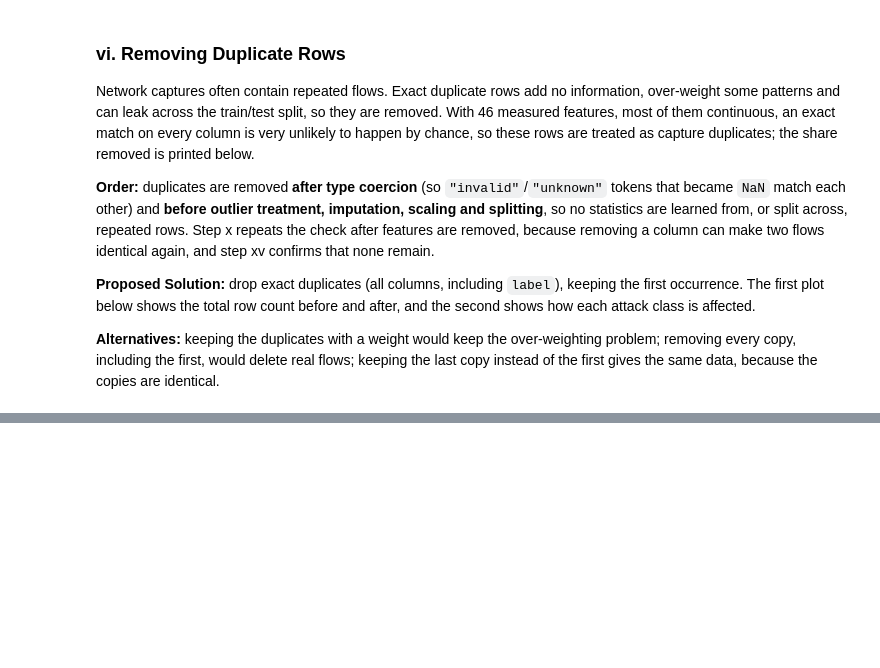
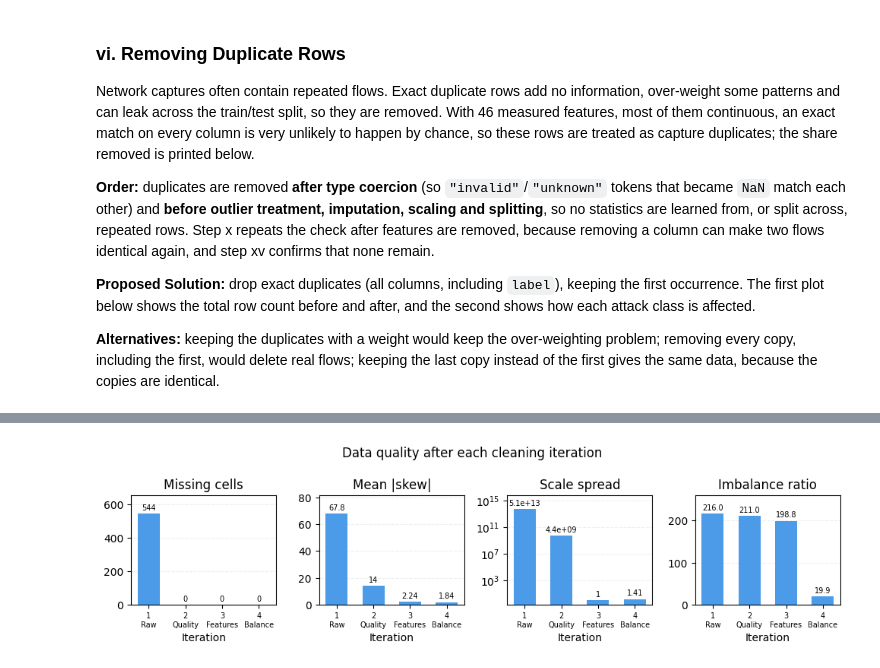
Before and after one commit to MR-Goldenyt/Argus, a Jupyter notebook: Argus.ipynb, the cells around one changed output, grey strips where cells are left out. Cells and saved outputs as stored; diff of their text form; code cells hidden in the pictures; blank space fills up the shorter version.

```diff
--- a/Argus.ipynb
+++ b/Argus.ipynb
@@ -1749,0 +2025,94 @@ Phase 1 ends here. The next phases (feature analysis, supervised and unsupervise
+# %%
+# ======== Function Definitions ========
+def quality(X, y):
+    """Data-quality numbers of one cleaning iteration.
+
+    Args:
+        X: Features of the iteration (raw text columns allowed).
+        y: Class labels aligned with X.
+
+    Returns:
+        A dict of rows, features, text columns, missing cells, placeholder codes, duplicate rows,
+        near-constant features, mean |skew|, scale spread and imbalance ratio.
+    """
+    num = X.apply(pd.to_numeric, errors="coerce")  # text tokens become NaN, so they count as missing
+    cont = [c for c in num if num[c].nunique() > 2]  # skew and scale only mean something for continuous columns
+    std = num[cont].std()  # spread of each continuous column
+    sizes = y.value_counts()  # rows per class
+    top_share = num.apply(lambda s: s.value_counts(normalize=True).iloc[0])  # share of the most common value
+    return {
+        "Rows": len(X),
+        "Features": X.shape[1],
+        "Text columns": int((X.dtypes == object).sum()),
+        "Missing cells": int((num.isna() | num.isin(placeholders.index)).to_numpy().sum()),  # blanks, text tokens and codes, as in step vii
+        "Placeholder codes": int(num.isin(placeholders.index).to_numpy().sum()),  # the exact codes step v found
+        "Duplicate rows": int(pd.concat([X, y], axis=1).duplicated().sum()),
+        "Near-constant features": int((top_share >= NEAR_CONST).sum()),
+        "Mean |skew|": num[cont].skew().abs().mean(),
+        "Scale spread": std.max() / std[std > 0].min(),
+        "Imbalance ratio": sizes.max() / sizes.min(),
+    }
+
+
+# ======== After: data quality at each iteration ========
+# Each iteration: (what it fixed, its features, its labels)
+raw = ddf.set_axis(df.columns, axis=1)  # raw values under the cleaned column names
+ITERATIONS = {
+    "1. Raw file": ("As delivered", raw.drop(columns=LABEL_COL), raw[LABEL_COL]),
+    "2. Data quality": ("Steps iv-ix: names, labels, types, codes, duplicates, empty rows, split, imputation", *stage_ix),
+    "3. Features and scale": (
+        "Steps x-xiii: constant and leaking features, repeated rows, encoding, outlier review, log1p, scaling",
+        X_train,
+        y_train,
+    ),
+    "4. Class imbalance": ("Step xiv: class weights and a SMOTE training copy", X_train_bal, y_train_bal),
+}
+# One column per iteration: quality() of its features X and labels y (the fix description is not needed here)
+table = pd.DataFrame({name: quality(X, y) for name, (_, X, y) in ITERATIONS.items()})  # metrics x iterations
+
+# ======== After 2: every iteration improves the problem it targets ========
+raw_it, quality_it, scale_it, balance_it = table.columns  # column name of each iteration
+assert (table.loc[["Text columns", "Missing cells", "Placeholder codes"], quality_it] == 0).all()
+assert table.loc["Duplicate rows", scale_it] == 0  # rows made identical by the removed timing features go in step x.3
+assert table.loc["Mean |skew|", scale_it] < table.loc["Mean |skew|", quality_it]
+assert table.loc["Scale spread", scale_it] < table.loc["Scale spread", quality_it]
+assert table.loc["Near-constant features", scale_it] < table.loc["Near-constant features", quality_it]
+assert table.loc["Imbalance ratio", balance_it] < table.loc["Imbalance ratio", scale_it]
+
+# ======== Export ========
+iterations = table.T.rename_axis("Iteration")  # one row per iteration
+iterations.insert(0, "Fix", [fix for fix, _, _ in ITERATIONS.values()])  # what each iteration fixed
+iterations.to_csv("cleaning_iterations.csv")
+
+# ======== Conclusion ========
+print("======== Conclusion ========")
+print("Data quality after each cleaning iteration (saved in cleaning_iterations.csv):")
+display(table.round(3))
+
+# ======== Figures ========
+# One panel per problem the iterations fix; True = log axis
+PANELS = {"Missing cells": False, "Mean |skew|": False, "Scale spread": True, "Imbalance ratio": False}
+SHORT = {"1. Raw file": "1\nRaw", "2. Data quality": "2\nQuality", "3. Features and scale": "3\nFeatures", "4. Class imbalance": "4\nBalance"}  # two lines, so the names do not overlap
+steps = [SHORT[name] for name in table.columns]  # short iteration names for the x-axis
+with plt.style.context(STYLE):
+    fig, axes = plt.subplots(1, len(PANELS), figsize=WIDE)
+    # One bar chart per metric
+    for ax, (metric, log) in zip(axes, PANELS.items()):
+        values = table.loc[metric]
+        ax.bar(steps, values, color="#4c9be8", width=0.6)
+        fmt = "{:.1f}" if metric == "Imbalance ratio" else "{:.3g}"  # the imbalance ratio keeps one decimal, as in Table 2
+        labels = [f"{v:.1e}" if v >= 1e4 else fmt.format(v) for v in values]  # large values in scientific notation
+        ax.bar_label(ax.containers[0], labels=labels, padding=2, fontsize=7)
+        ax.set(title=metric, xlabel="Iteration")
+        if log:
+            ax.set_yscale("log")
+            ax.set_ylim(top=values.max() * 100)  # headroom for the labels on a log axis
+        else:
+            ax.set_ylim(0, values.max() * 1.2)  # headroom for the labels
+        ax.tick_params(axis="x", labelsize=7)  # the iteration names need a smaller font
+        ax.grid(axis="y", linestyle="--", alpha=0.2)
+        ax.set_axisbelow(True)
+    fig.suptitle("Data quality after each cleaning iteration")
+    fig.tight_layout()
+display(finish_fig(fig, "fig_iterations"))
+# %% [output]
@@ -1749,0 +2132 @@ Phase 1 ends here. The next phases (feature analysis, supervised and unsupervise
+[figure, added]
```
Also changed, not shown: parts of 67 cells of this notebook.
